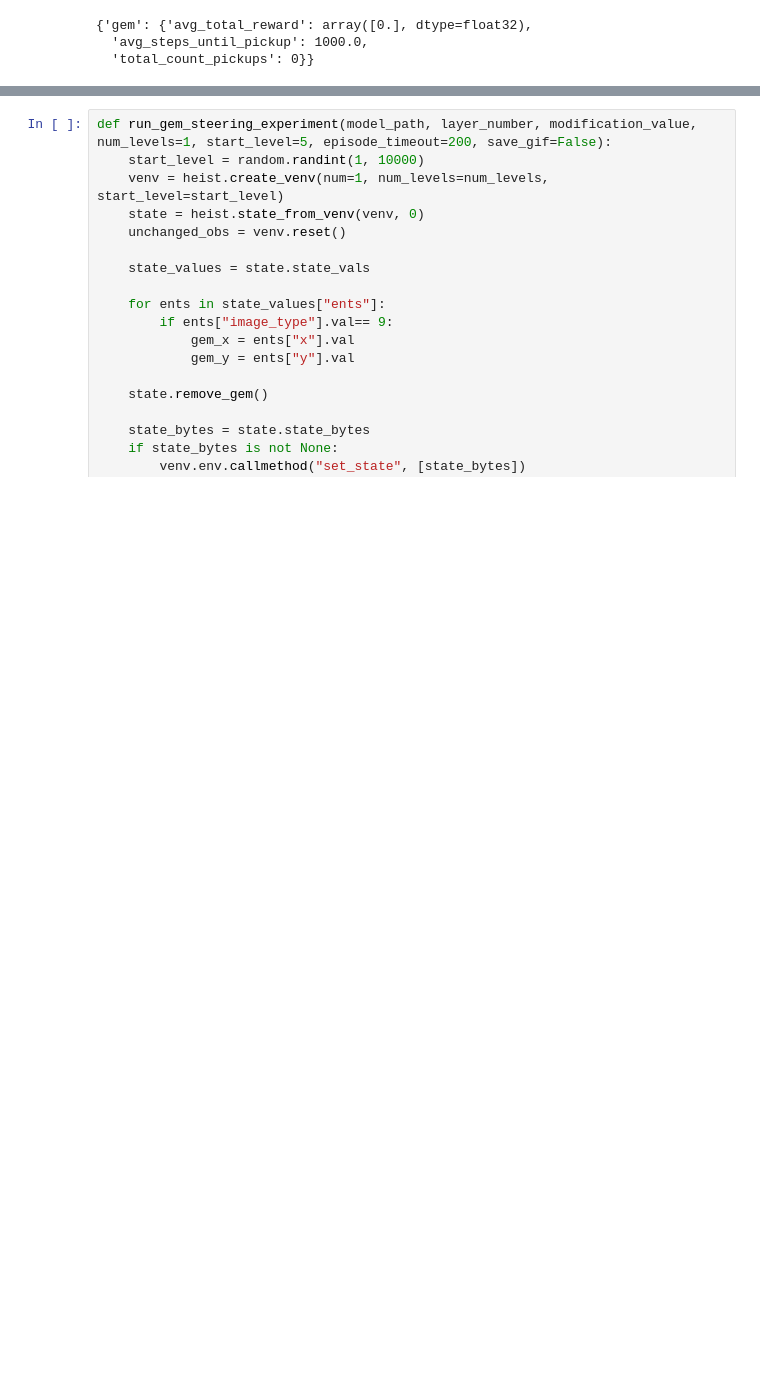
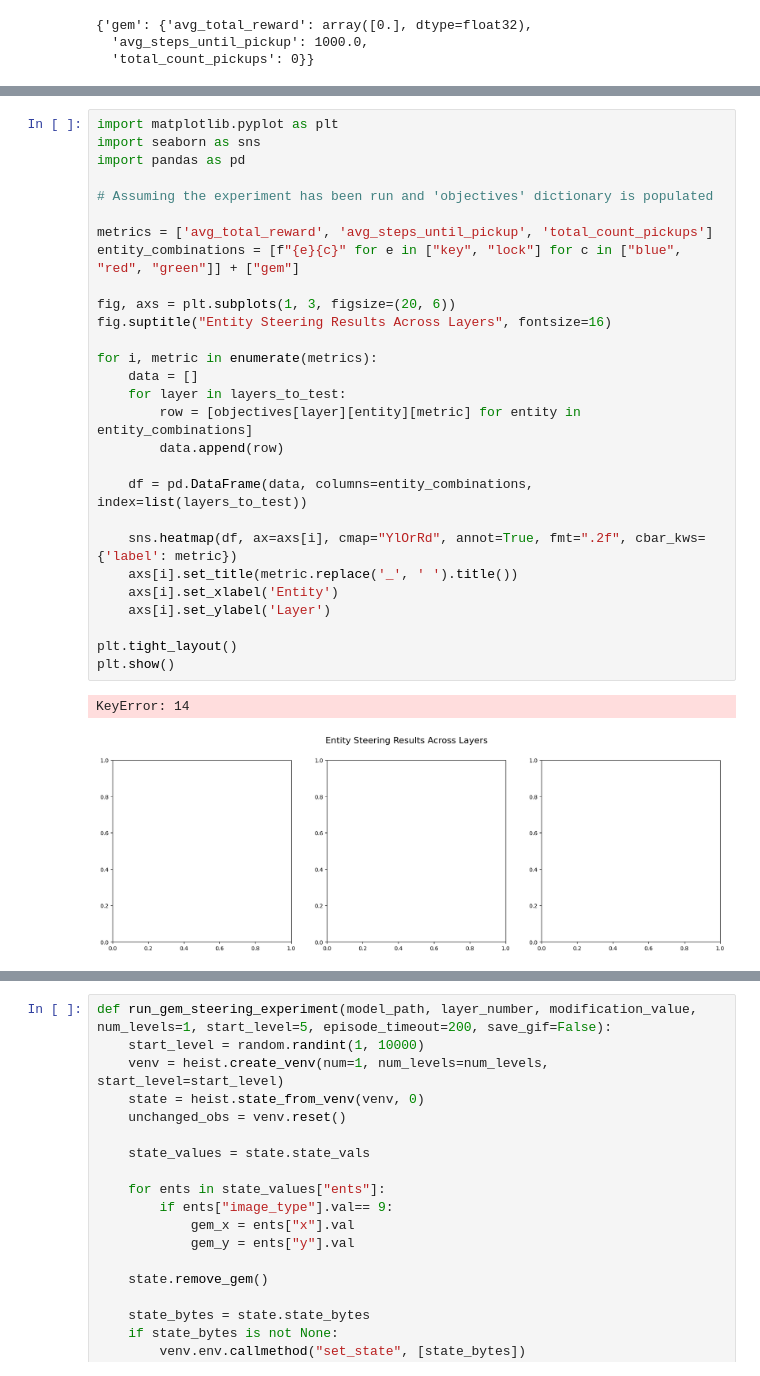
Before and after one commit to BenSturgeon/ai-safety-camp-2024-model-agents, a Jupyter notebook: notebooks/activation_steering.ipynb, the cells around one changed output, grey strips where cells are left out. Cells and saved outputs as stored; diff of their text form; blank space fills up the shorter version.

```diff
--- a/notebooks/activation_steering.ipynb
+++ b/notebooks/activation_steering.ipynb
@@ -152,0 +288,31 @@ objectives
+# %%
+import matplotlib.pyplot as plt
+import seaborn as sns
+import pandas as pd
+
+# Assuming the experiment has been run and 'objectives' dictionary is populated
+
+metrics = ['avg_total_reward', 'avg_steps_until_pickup', 'total_count_pickups']
+entity_combinations = [f"{e}{c}" for e in ["key", "lock"] for c in ["blue", "red", "green"]] + ["gem"]
+
+fig, axs = plt.subplots(1, 3, figsize=(20, 6))
+fig.suptitle("Entity Steering Results Across Layers", fontsize=16)
+
+for i, metric in enumerate(metrics):
+    data = []
+    for layer in layers_to_test:
+        row = [objectives[layer][entity][metric] for entity in entity_combinations]
+        data.append(row)
+
+    df = pd.DataFrame(data, columns=entity_combinations, index=list(layers_to_test))
+
+    sns.heatmap(df, ax=axs[i], cmap="YlOrRd", annot=True, fmt=".2f", cbar_kws={'label': metric})
+    axs[i].set_title(metric.replace('_', ' ').title())
+    axs[i].set_xlabel('Entity')
+    axs[i].set_ylabel('Layer')
+
+plt.tight_layout()
+plt.show()
+# %% [output]
+KeyError: 14
+[figure, added]
```
Also changed, not shown: parts of 4 cells of this notebook, 1 other file.
